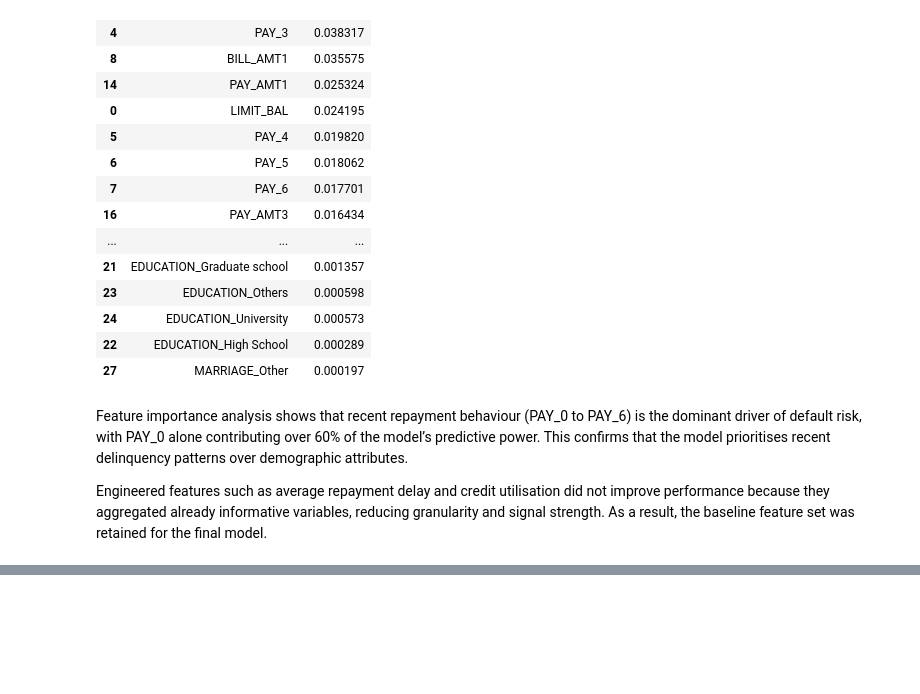
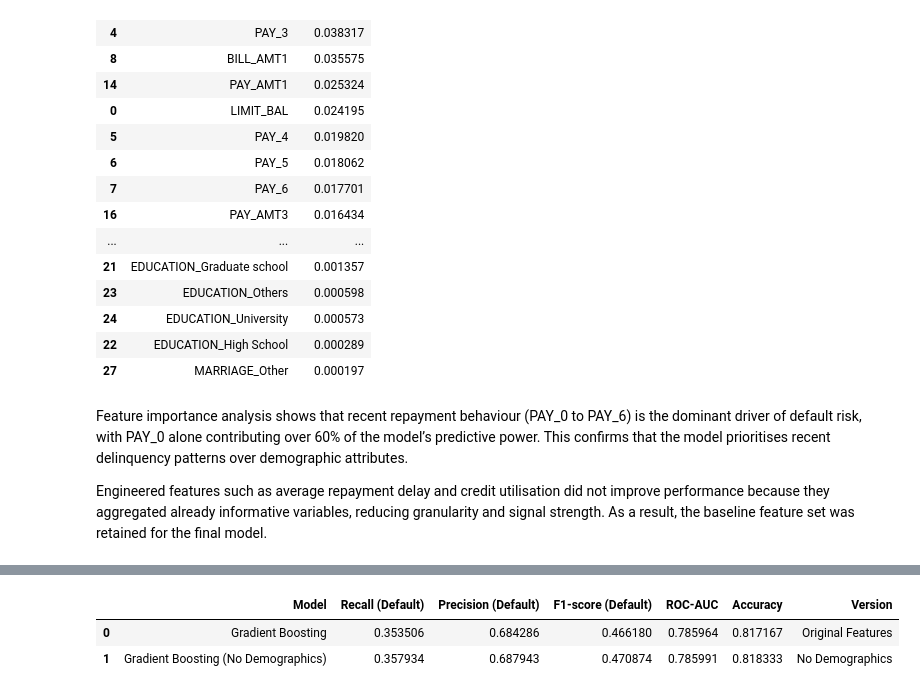
Before and after one commit to oscarczy/mldp, a Jupyter notebook: MLDP Program Codes Submission Template.ipynb, the cells around one changed output, grey strips where cells are left out. Saved outputs shown, nothing was run; the diff lists cells and outputs as text; code cells hidden in the pictures; blank space fills up the shorter version.

```diff
--- a/MLDP Program Codes Submission Template.ipynb
+++ b/MLDP Program Codes Submission Template.ipynb
@@ -661,8 +664,11 @@ The model generates both a predicted default outcome and a probability-based ris
 # Load unseen data
 X_unseen = pd.read_csv('Credit Card Defaulter Prediction.csv')
 
+# Standardise column names by removing leading/trailing whitespace
+X_unseen.columns = X_unseen.columns.str.strip()
+
 # Drop target if present
-X_unseen = X_unseen.drop(columns=['default'], errors='ignore')
+X_unseen = X_unseen.drop(columns=['default'])
 
 # Predict directly using pipeline
 predictions = final_model.predict(X_unseen)
@@ -671,14 +677,14 @@ probabilities = final_model.predict_proba(X_unseen)
 # Get probability of Default (class = 1)
 class_index = list(final_model.classes_).index(1)
 
-results_df = X_unseen.copy()
-results_df['Predicted_Default'] = predictions
-results_df['Probability_of_Default'] = probabilities[:, class_index]
+results_unseen = X_unseen.copy()
+results_unseen['Predicted_Default'] = predictions
+results_unseen['Probability_of_Default'] = probabilities[:, class_index]
 
 
 ## pd.set_option('display.max_rows', None)
 ## pd.set_option('display.max_columns', None)
-display(results_df.head(10))
+display(results_unseen.head(10))
 # %% [output]
 |  | ID | LIMIT_BAL | SEX | EDUCATION | MARRIAGE | AGE | PAY_0 | PAY_2 | PAY_3 | PAY_4 | ... |
 | 0 | 1 | 20000 | F | University | Married | 24 | 2 | 2 | -1 | -1 | ... |
@@ -708,9 +715,14 @@ To address this, the average repayment delay was engineered by taking the mean o
 
 This feature is particularly relevant for credit risk prediction, as default risk is typically driven by persistent repayment issues rather than isolated late payments.
 # %%
+# Freeze clean dataset BEFORE feature engineering
+df_base = df.copy()
+
 ## Further feature engineering
 
-df['AVG_PAY_DELAY'] = df[
+df_fe = df_base.copy()
+
+df_fe['AVG_PAY_DELAY'] = df_fe[
     ['PAY_0', 'PAY_2', 'PAY_3', 'PAY_4', 'PAY_5', 'PAY_6']
 ].mean(axis=1)
 # %% [markdown]
@@ -889,0 +916,66 @@ Retaining these features preserves real-world realism and allows the model to de
+# %%
+# Feature selection: remove demographics
+
+demographic_cols = ['SEX', 'MARRIAGE', 'EDUCATION']
+
+# Drop demographics from dataset
+df_fs = df_base.drop(columns=demographic_cols)
+
+# Separate features and target
+X_fs = df_fs.drop(columns=['default'])
+y = df_fs['default']
+
+# Train-test split
+X_train_fs, X_test_fs, y_train, y_test = train_test_split(
+    X_fs, y, test_size=0.2, random_state=67
+)
+
+# Rebuild preprocessing (numerical only now)
+numerical_cols_fs = X_fs.select_dtypes(include=['int64', 'float64']).columns.tolist()
+
+preprocessor_fs = ColumnTransformer(
+    transformers=[
+        ('num', StandardScaler(), numerical_cols_fs)
+    ],
+    remainder='drop'
+)
+
+# Train Gradient Boosting with selected features
+gb_fs = Pipeline(steps=[
+    ('preprocessor', preprocessor_fs),
+    ('model', GradientBoostingClassifier(random_state=42))
+])
+
+gb_fs.fit(X_train_fs, y_train)
+
+# Predictions
+y_pred_fs = gb_fs.predict(X_test_fs)
+y_prob_fs = gb_fs.predict_proba(X_test_fs)[:, 1]
+
+# Evaluation
+fs_results = {
+    'Model': 'Gradient Boosting (No Demographics)',
+    'Recall (Default)': recall_score(y_test, y_pred_fs, pos_label=1),
+    'Precision (Default)': precision_score(y_test, y_pred_fs, pos_label=1),
+    'F1-score (Default)': f1_score(y_test, y_pred_fs, pos_label=1),
+    'ROC-AUC': roc_auc_score(y_test, y_prob_fs),
+    'Accuracy': accuracy_score(y_test, y_pred_fs)
+}
+
+fs_results = pd.DataFrame(fs_results, index=[0])
+
+gb_original = results_df[results_df['Model'] == 'Gradient Boosting']
+
+comparison_df = pd.concat(
+    [
+        gb_original.assign(Version='Original Features'),
+        fs_results.assign(Version='No Demographics')
+    ],
+    ignore_index=True
+)
+
+comparison_df
+# %% [output]
+|  | Model | Recall (Default) | Precision (Default) | F1-score (Default) | ROC-AUC | Accuracy | Version |
+| 0 | Gradient Boosting | 0.353506 | 0.684286 | 0.466180 | 0.785964 | 0.817167 | Original Features |
+| 1 | Gradient Boosting (No Demographics) | 0.357934 | 0.687943 | 0.470874 | 0.785991 | 0.818333 | No Demographics |
```
Also changed, not shown: parts of 25 cells of this notebook, 2 other files.
